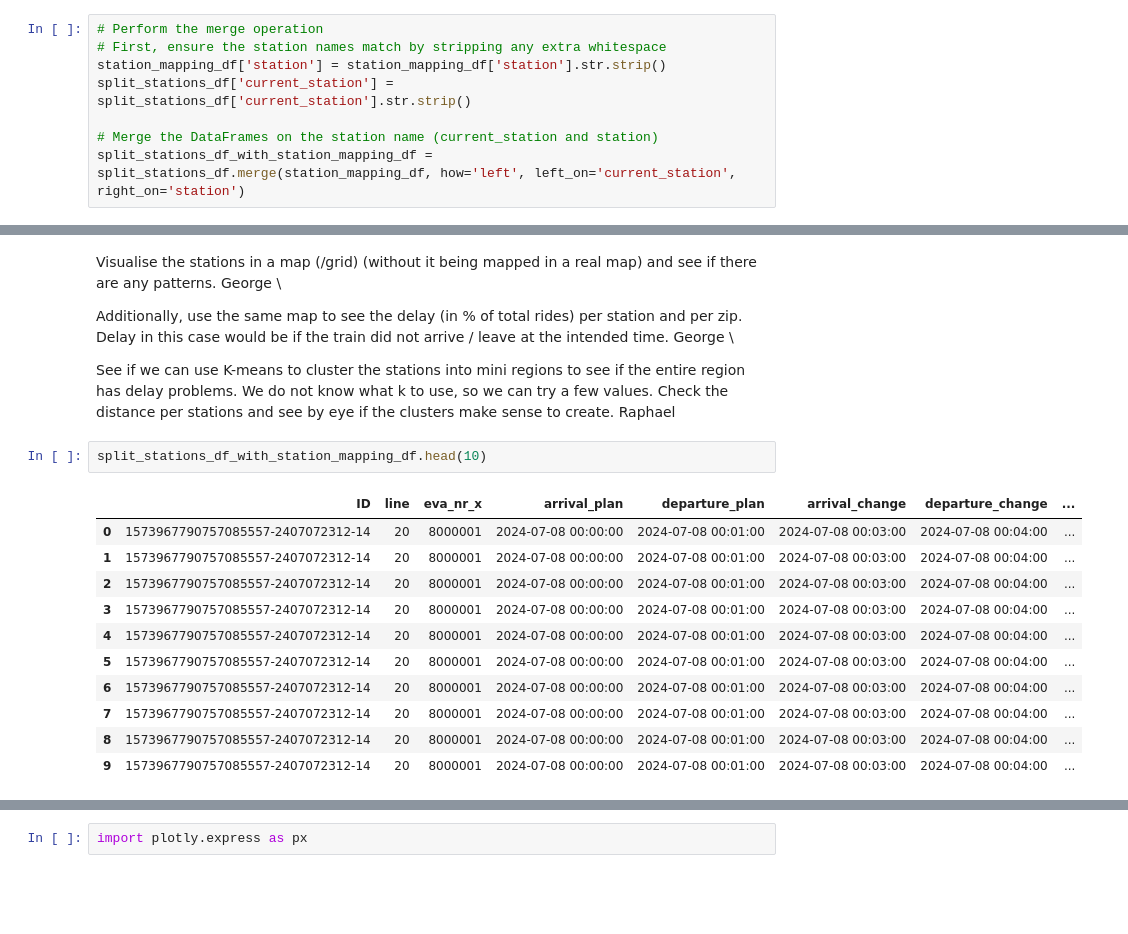
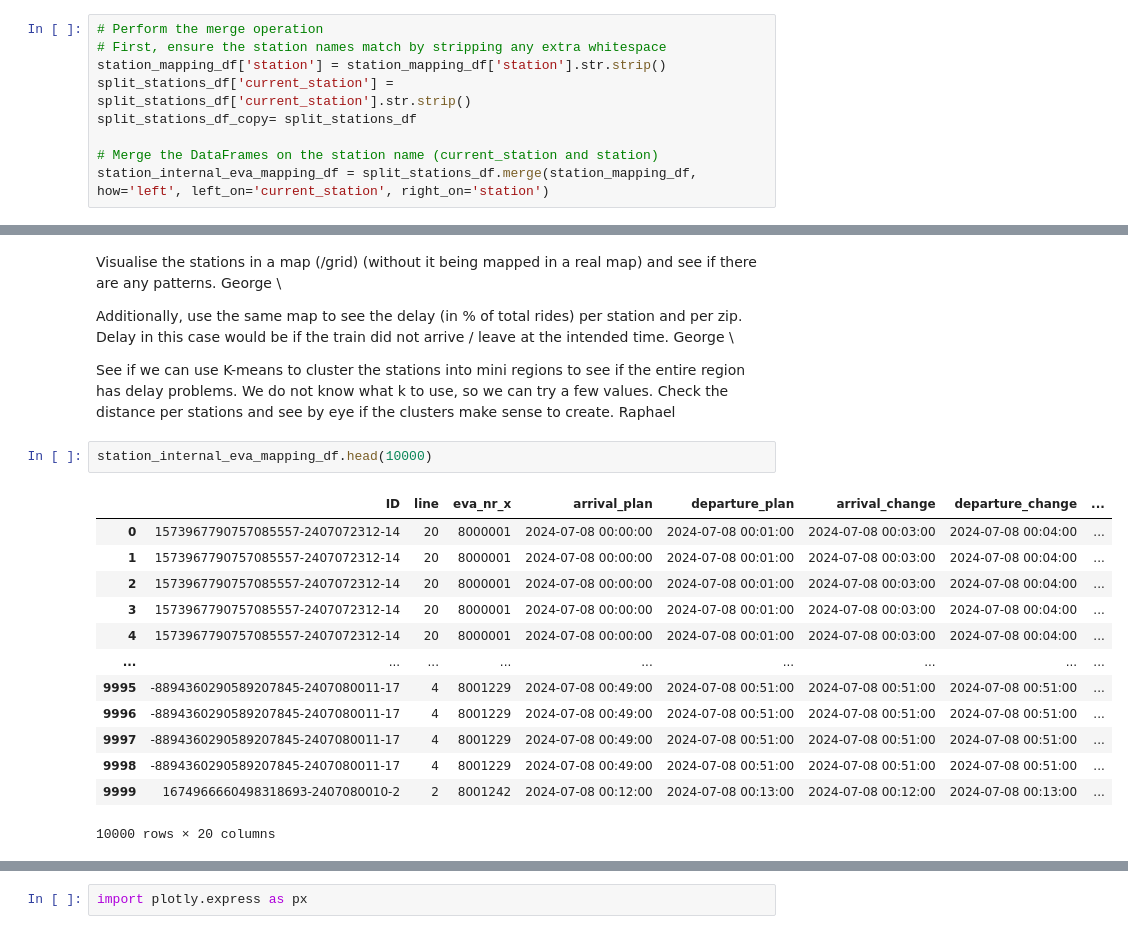
Before and after one commit to Tu2-prog/DM-Project, a Jupyter notebook: data-analysis.ipynb, the cells around one changed output, grey strips where cells are left out. Drawn from its saved outputs; the diff is of its cells as text; blank space fills up the shorter version.

```diff
--- a/data-analysis.ipynb
+++ b/data-analysis.ipynb
@@ -112,7 +112,8 @@ split_stations_df.head()
 # First, ensure the station names match by stripping any extra whitespace
 station_mapping_df['station'] = station_mapping_df['station'].str.strip()
 split_stations_df['current_station'] = split_stations_df['current_station'].str.strip()
+split_stations_df_copy= split_stations_df
 
 # Merge the DataFrames on the station name (current_station and station)
-split_stations_df_with_station_mapping_df = split_stations_df.merge(station_mapping_df, how='left', left_on='current_station', right_on='station')
+station_internal_eva_mapping_df = split_stations_df.merge(station_mapping_df, how='left', left_on='current_station', right_on='station')
 # %%
@@ -155,16 +156,18 @@ Additionally, use the same map to see the delay (in % of total rides) per statio
 
 See if we can use K-means to cluster the stations into mini regions to see if the entire region has delay problems. We do not know what k to use, so we can try a few values. Check the distance per stations and see by eye if the clusters make sense to create. Raphael
 # %%
-split_stations_df_with_station_mapping_df.head(10)
+station_internal_eva_mapping_df.head(10000)
 # %% [output]
 |  | ID | line | eva_nr_x | arrival_plan | departure_plan | arrival_change | departure_change | ... |
 | 0 | 1573967790757085557-2407072312-14 | 20 | 8000001 | 2024-07-08 00:00:00 | 2024-07-08 00:01:00 | 2024-07-08 00:03:00 | 2024-07-08 00:04:00 | ... |
 | 1 | 1573967790757085557-2407072312-14 | 20 | 8000001 | 2024-07-08 00:00:00 | 2024-07-08 00:01:00 | 2024-07-08 00:03:00 | 2024-07-08 00:04:00 | ... |
 | 2 | 1573967790757085557-2407072312-14 | 20 | 8000001 | 2024-07-08 00:00:00 | 2024-07-08 00:01:00 | 2024-07-08 00:03:00 | 2024-07-08 00:04:00 | ... |
 | 3 | 1573967790757085557-2407072312-14 | 20 | 8000001 | 2024-07-08 00:00:00 | 2024-07-08 00:01:00 | 2024-07-08 00:03:00 | 2024-07-08 00:04:00 | ... |
 | 4 | 1573967790757085557-2407072312-14 | 20 | 8000001 | 2024-07-08 00:00:00 | 2024-07-08 00:01:00 | 2024-07-08 00:03:00 | 2024-07-08 00:04:00 | ... |
-| 5 | 1573967790757085557-2407072312-14 | 20 | 8000001 | 2024-07-08 00:00:00 | 2024-07-08 00:01:00 | 2024-07-08 00:03:00 | 2024-07-08 00:04:00 | ... |
-| 6 | 1573967790757085557-2407072312-14 | 20 | 8000001 | 2024-07-08 00:00:00 | 2024-07-08 00:01:00 | 2024-07-08 00:03:00 | 2024-07-08 00:04:00 | ... |
-| 7 | 1573967790757085557-2407072312-14 | 20 | 8000001 | 2024-07-08 00:00:00 | 2024-07-08 00:01:00 | 2024-07-08 00:03:00 | 2024-07-08 00:04:00 | ... |
-| 8 | 1573967790757085557-2407072312-14 | 20 | 8000001 | 2024-07-08 00:00:00 | 2024-07-08 00:01:00 | 2024-07-08 00:03:00 | 2024-07-08 00:04:00 | ... |
-| 9 | 1573967790757085557-2407072312-14 | 20 | 8000001 | 2024-07-08 00:00:00 | 2024-07-08 00:01:00 | 2024-07-08 00:03:00 | 2024-07-08 00:04:00 | ... |
+| ... | ... | ... | ... | ... | ... | ... | ... | ... |
+| 9995 | -8894360290589207845-2407080011-17 | 4 | 8001229 | 2024-07-08 00:49:00 | 2024-07-08 00:51:00 | 2024-07-08 00:51:00 | 2024-07-08 00:51:00 | ... |
+| 9996 | -8894360290589207845-2407080011-17 | 4 | 8001229 | 2024-07-08 00:49:00 | 2024-07-08 00:51:00 | 2024-07-08 00:51:00 | 2024-07-08 00:51:00 | ... |
+| 9997 | -8894360290589207845-2407080011-17 | 4 | 8001229 | 2024-07-08 00:49:00 | 2024-07-08 00:51:00 | 2024-07-08 00:51:00 | 2024-07-08 00:51:00 | ... |
+| 9998 | -8894360290589207845-2407080011-17 | 4 | 8001229 | 2024-07-08 00:49:00 | 2024-07-08 00:51:00 | 2024-07-08 00:51:00 | 2024-07-08 00:51:00 | ... |
+| 9999 | 1674966660498318693-2407080010-2 | 2 | 8001242 | 2024-07-08 00:12:00 | 2024-07-08 00:13:00 | 2024-07-08 00:12:00 | 2024-07-08 00:13:00 | ... |
+10000 rows × 20 columns
```
Also changed, not shown: parts of 17 cells of this notebook, 7 other files.
